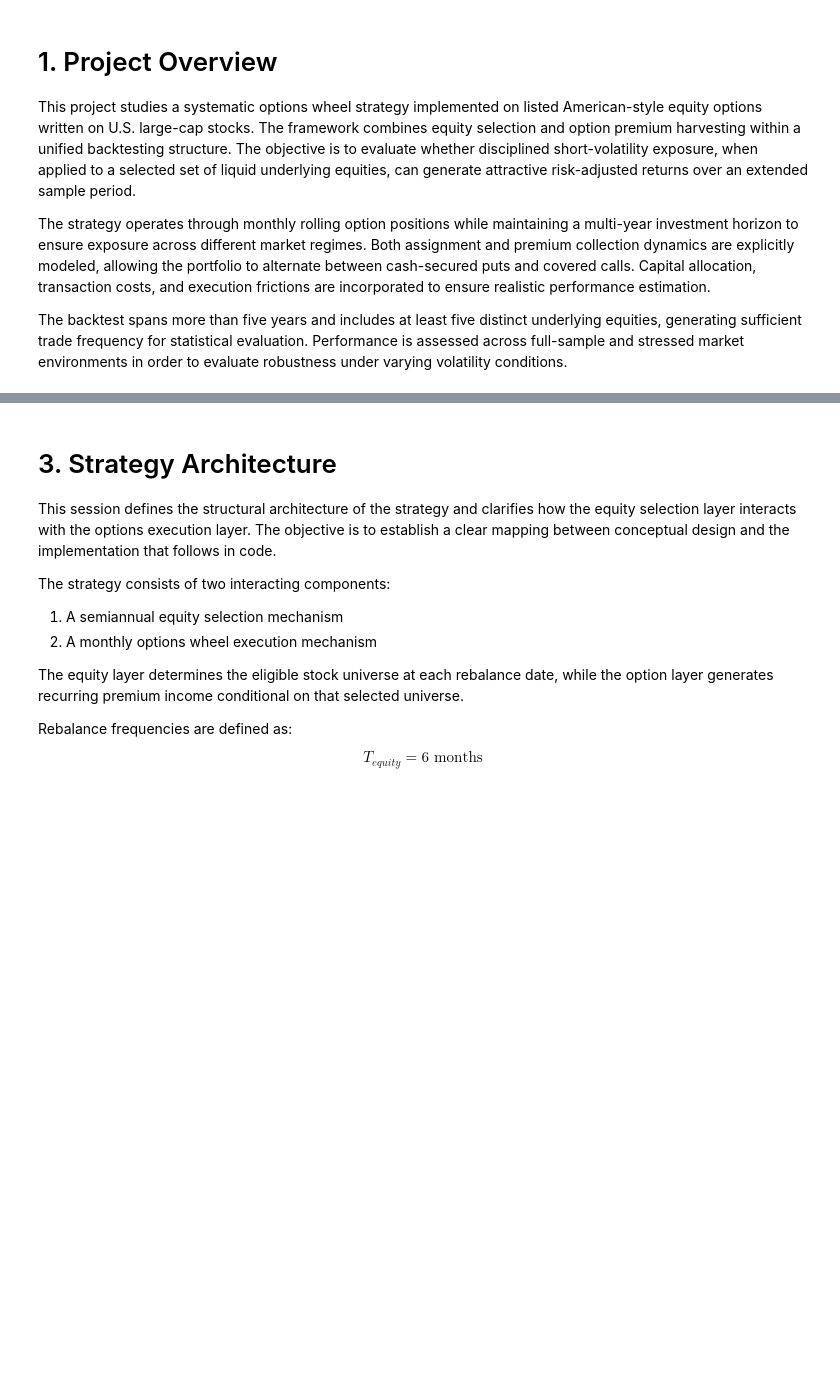
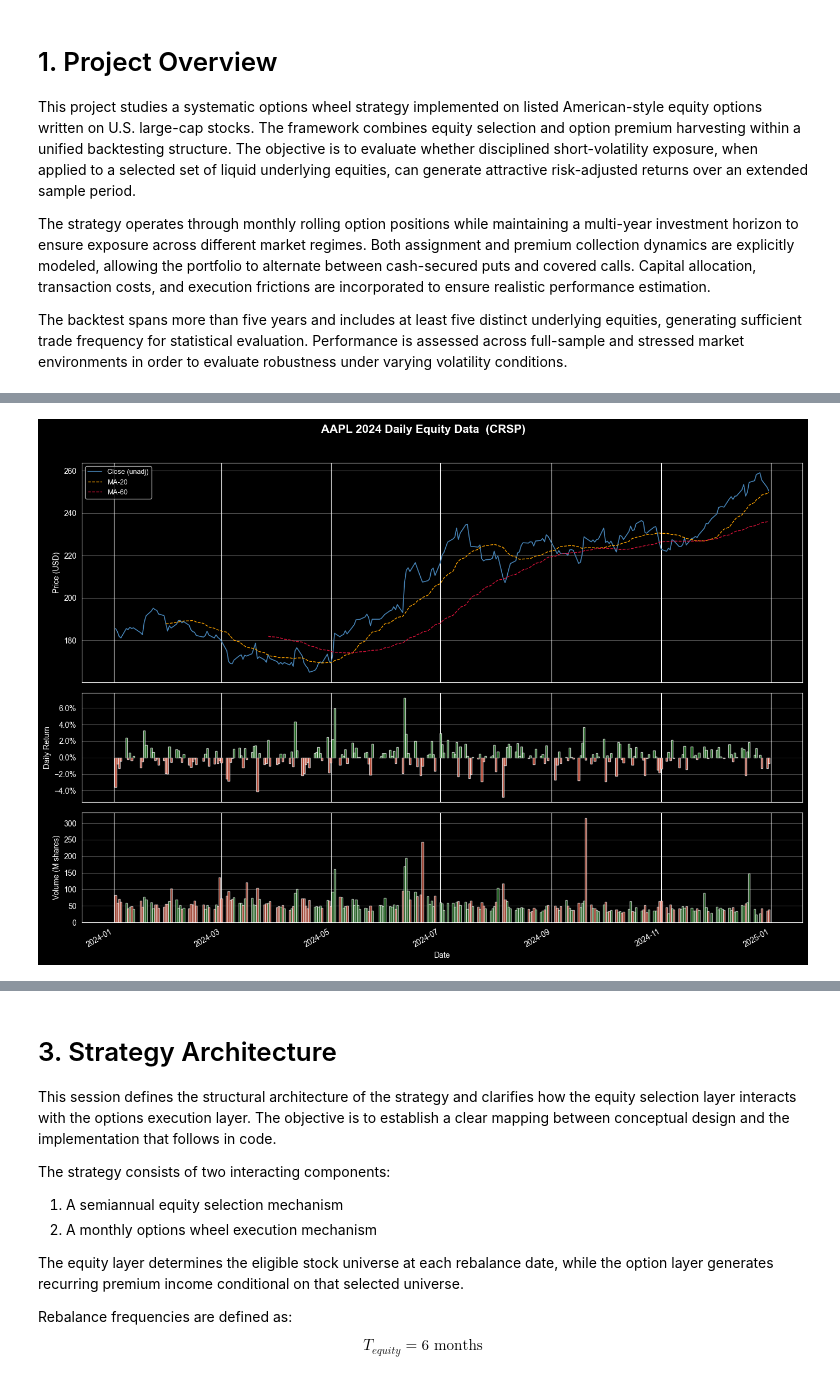
Before and after one commit to lhyxy1109/FINM31500_project, a Jupyter notebook: Project_Draft.ipynb, the cells around one changed output, grey strips where cells are left out. Cells and saved outputs as stored; diff of their text form; code cells hidden in the pictures; blank space fills up the shorter version.

```diff
--- a/Project_Draft.ipynb
+++ b/Project_Draft.ipynb
@@ -35 +99,43 @@ The backtest spans more than five years and includes at least five distinct unde
+# %%
+import matplotlib.pyplot as plt
+import matplotlib.ticker as mticker
+import numpy as np
+
+fig, axes = plt.subplots(3, 1, figsize=(14, 10), sharex=True,
+                         gridspec_kw={"height_ratios": [3, 1.5, 1.5]})
+fig.suptitle("AAPL 2024 Daily Equity Data  (CRSP)", fontsize=15, fontweight="bold")
+
+# ── 1) price trend + 20 / 60 daily average ──
+ax1 = axes[0]
+ax1.plot(px["date"], px["prc"], color="steelblue", linewidth=1.2, label="Close (unadj)")
+ax1.plot(px["date"], px["prc"].rolling(20).mean(),
+         color="orange", linewidth=1, linestyle="--", label="MA-20")
+ax1.plot(px["date"], px["prc"].rolling(60).mean(),
+         color="crimson", linewidth=1, linestyle="--", label="MA-60")
+ax1.set_ylabel("Price (USD)")
+ax1.legend(loc="upper left", fontsize=9)
+ax1.grid(axis="y", alpha=0.3)
+
+# ── daily return ──
+ax2 = axes[1]
+colors_ret = np.where(px["ret"] >= 0, "forestgreen", "tomato")
+ax2.bar(px["date"], px["ret"], color=colors_ret, width=1.0, alpha=0.7)
+ax2.axhline(0, color="black", linewidth=0.5)
+ax2.set_ylabel("Daily Return")
+ax2.yaxis.set_major_formatter(mticker.PercentFormatter(xmax=1, decimals=1))
+ax2.grid(axis="y", alpha=0.3)
+
+# ── volume ──
+ax3 = axes[2]
+colors_vol = np.where(px["ret"] >= 0, "forestgreen", "tomato")
+ax3.bar(px["date"], px["vol"] / 1e6, color=colors_vol, width=1.0, alpha=0.6)
+ax3.set_ylabel("Volume (M shares)")
+ax3.set_xlabel("Date")
+ax3.grid(axis="y", alpha=0.3)
+
+fig.autofmt_xdate(rotation=30)
+plt.tight_layout(rect=[0, 0, 1, 0.96])
+plt.show()
+# %% [output]
+[figure, added]
 # %% [markdown]
```
Also changed, not shown: parts of 23 cells of this notebook.
